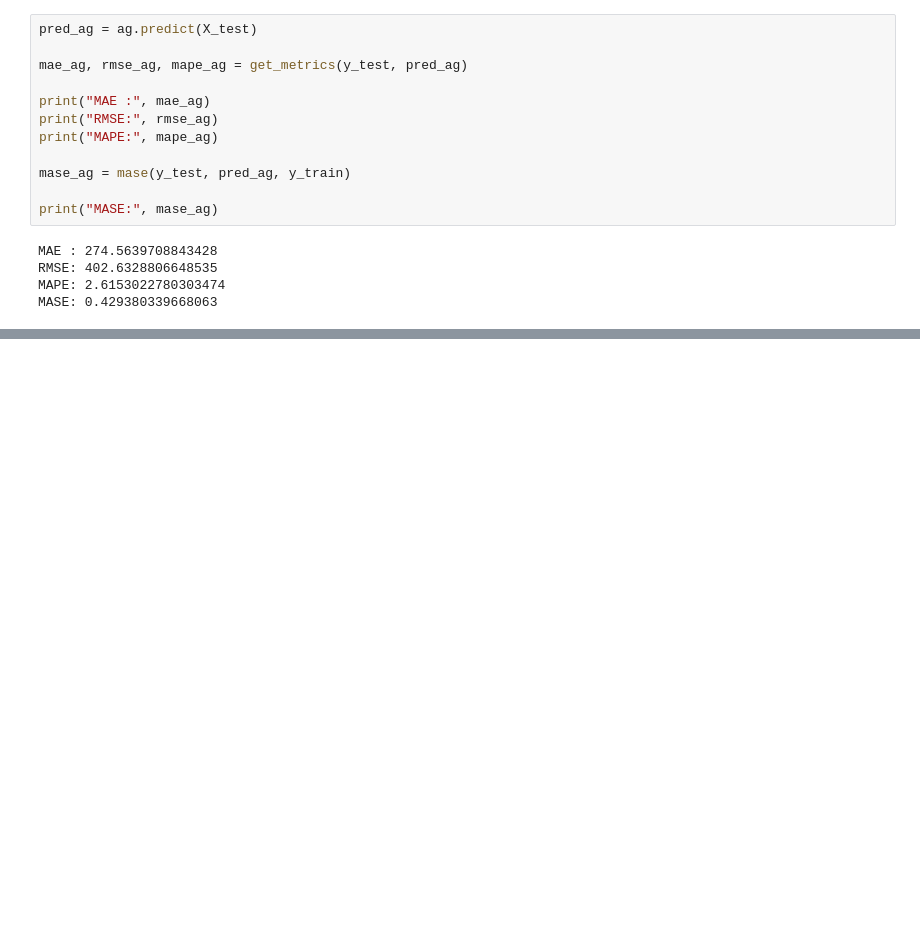
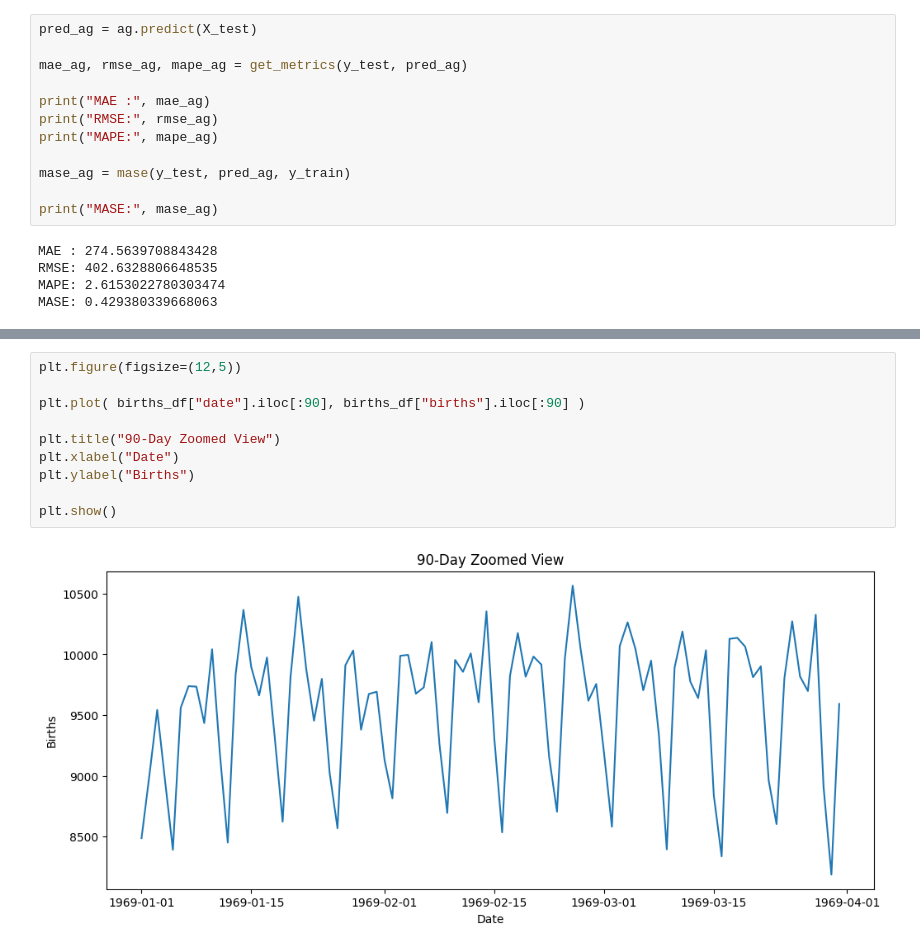
Before and after one commit to parthlearning10-bot/TASK_TIME_SERIES_DATA, a Jupyter notebook: NOTEBOOK/eda.ipynb, the cells around one changed output, grey strips where cells are left out. Saved outputs shown, nothing was run; the diff lists cells and outputs as text; blank space fills up the shorter version.

```diff
--- a/NOTEBOOK/eda.ipynb
+++ b/NOTEBOOK/eda.ipynb
@@ -938,0 +862,12 @@ MASE: 0.429380339668063
+# %%
+plt.figure(figsize=(12,5))
+
+plt.plot( births_df["date"].iloc[:90], births_df["births"].iloc[:90] )
+
+plt.title("90-Day Zoomed View")
+plt.xlabel("Date")
+plt.ylabel("Births")
+
+plt.show()
+# %% [output]
+[figure, added]
```
Also changed, not shown: parts of 37 cells of this notebook, 2 other files.
